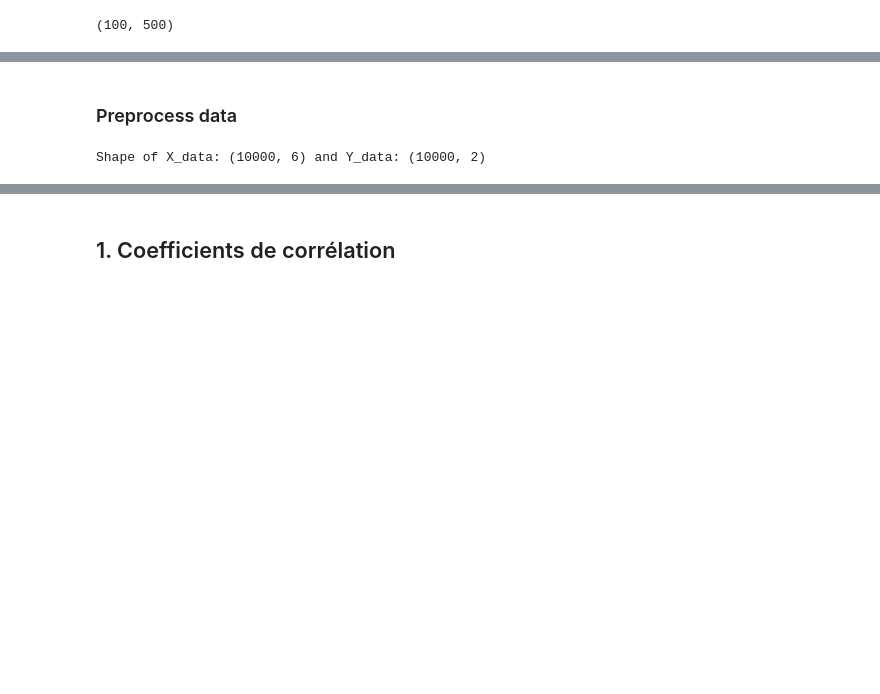
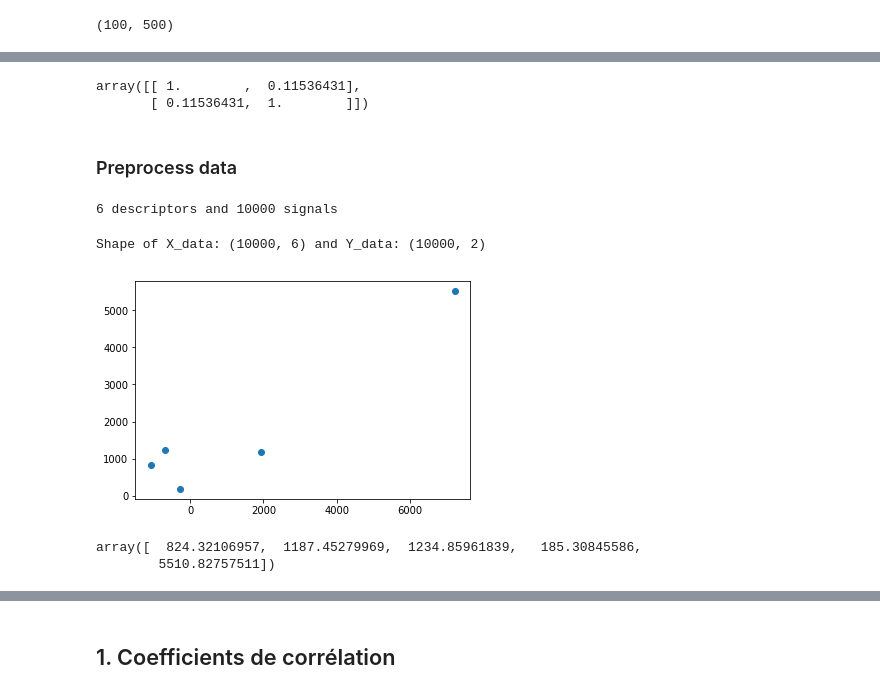
Before and after one commit to ELOISESOULIER/acterrea, a Jupyter notebook: ressort_param_descriptors.ipynb, the cells around one changed output, grey strips where cells are left out. Saved outputs shown, nothing was run; the diff lists cells and outputs as text; code cells hidden in the pictures; blank space fills up the shorter version.

```diff
--- a/ressort_param_descriptors.ipynb
+++ b/ressort_param_descriptors.ipynb
@@ -35,5 +54,16 @@ np.shape(all_simus[0]['simu'])
+# %%
+np.corrcoef(desc[:, 0], desc[:, 1])
+# %% [output]
+array([[ 1.        ,  0.11536431],
+       [ 0.11536431,  1.        ]])
 # %% [markdown]
 ### Preprocess data
+# %%
+nb_desc = len(descriptor.compute_descriptor([0]))
+nb_simus = len(all_simus) * len(all_simus[0]['simu'])
+print("{} descriptors and {} signals".format(nb_desc, nb_simus))
+# %% [output]
+6 descriptors and 10000 signals
 # %%
 def preprocess_simu_to_numpy(all_simus):
 
@@ -74,3 +97,13 @@ print("Shape of X_data: {} and Y_data: {}".format(np.shape(X_data), np.shape(Y_d
 X_train, X_test, Y_train, Y_test = separate_test_train(X_data, Y_data, pct_train=0.8)
 # %% [output]
 Shape of X_data: (10000, 6) and Y_data: (10000, 2)
+# %%
+plt.scatter(X_data[:5, 0], X_data[:5, 1])
+plt.show()
+# %% [output]
+[figure, added]
+# %%
+X_data[:5, 1]
+# %% [output]
+array([  824.32106957,  1187.45279969,  1234.85961839,   185.30845586,
+        5510.82757511])
```
Also changed, not shown: parts of 10 cells of this notebook.
